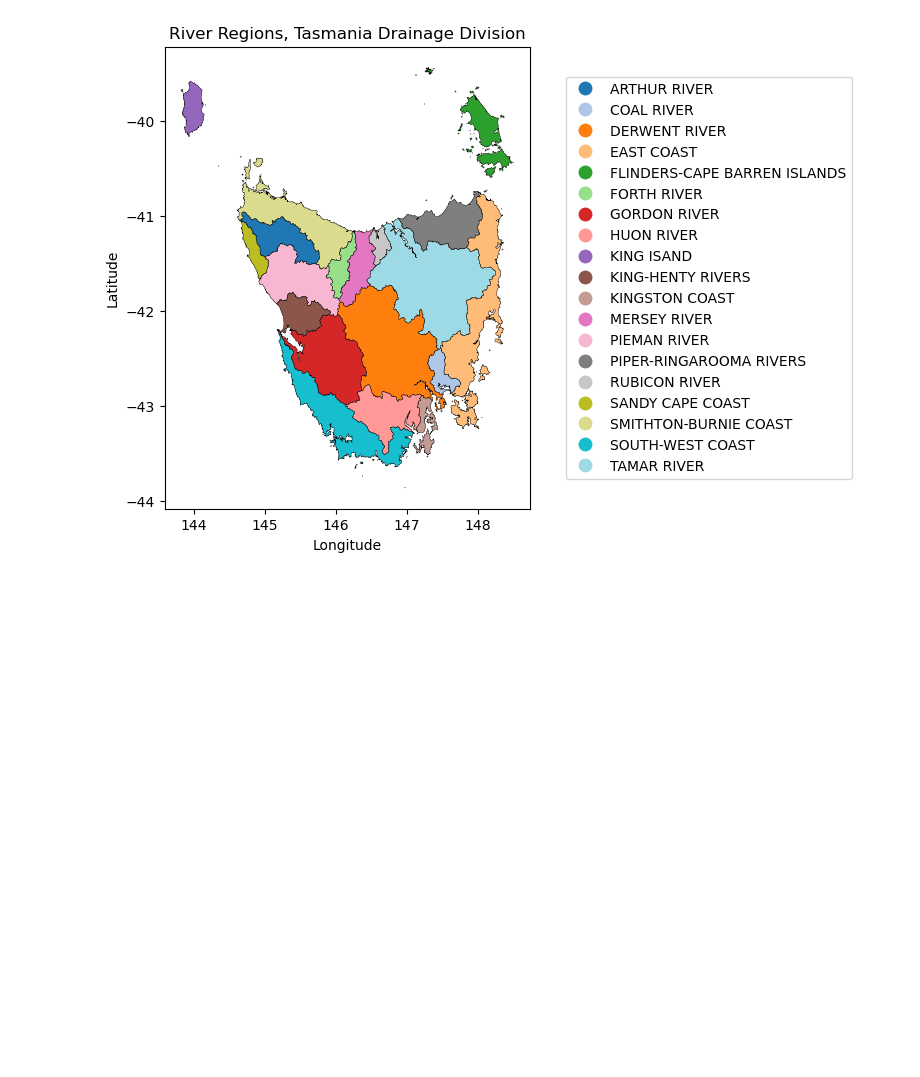
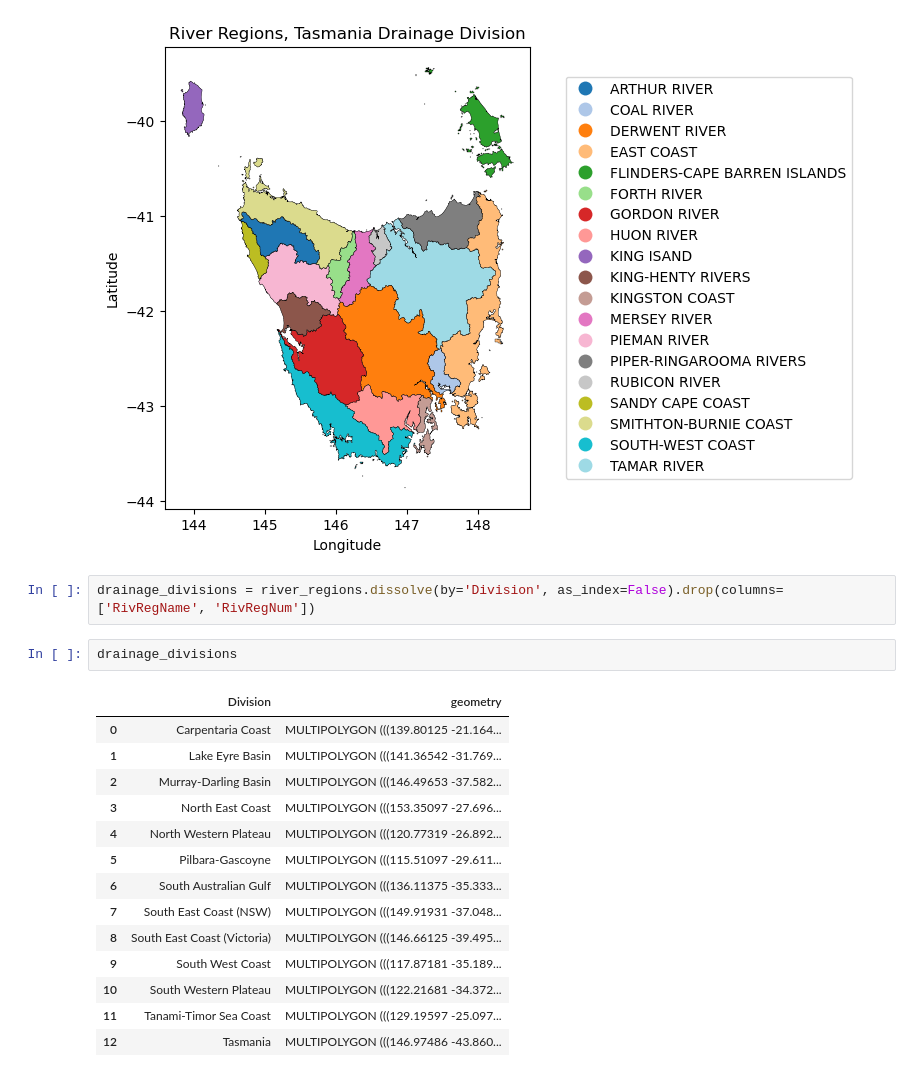
Before and after one commit to aus-ref-clim-data-nci/shapefiles, a Jupyter notebook: river_regions.ipynb, the cells around one changed output. Cells and saved outputs as stored; diff of their text form; blank space fills up the shorter version.

```diff
--- a/river_regions.ipynb
+++ b/river_regions.ipynb
@@ -63,3 +82,22 @@ plt.ylabel('Latitude')
 plt.show()
 # %% [output]
 [figure]
+# %%
+drainage_divisions = river_regions.dissolve(by='Division', as_index=False).drop(columns=['RivRegName', 'RivRegNum'])
+# %%
+drainage_divisions
+# %% [output]
+|  | Division | geometry |
+| 0 | Carpentaria Coast | MULTIPOLYGON (((139.80125 -21.164... |
+| 1 | Lake Eyre Basin | MULTIPOLYGON (((141.36542 -31.769... |
+| 2 | Murray-Darling Basin | MULTIPOLYGON (((146.49653 -37.582... |
+| 3 | North East Coast | MULTIPOLYGON (((153.35097 -27.696... |
+| 4 | North Western Plateau | MULTIPOLYGON (((120.77319 -26.892... |
+| 5 | Pilbara-Gascoyne | MULTIPOLYGON (((115.51097 -29.611... |
+| 6 | South Australian Gulf | MULTIPOLYGON (((136.11375 -35.333... |
+| 7 | South East Coast (NSW) | MULTIPOLYGON (((149.91931 -37.048... |
+| 8 | South East Coast (Victoria) | MULTIPOLYGON (((146.66125 -39.495... |
+| 9 | South West Coast | MULTIPOLYGON (((117.87181 -35.189... |
+| 10 | South Western Plateau | MULTIPOLYGON (((122.21681 -34.372... |
+| 11 | Tanami-Timor Sea Coast | MULTIPOLYGON (((129.19597 -25.097... |
+| 12 | Tasmania | MULTIPOLYGON (((146.97486 -43.860... |
```
Also changed, not shown: parts of 7 cells of this notebook, 2 other files.
